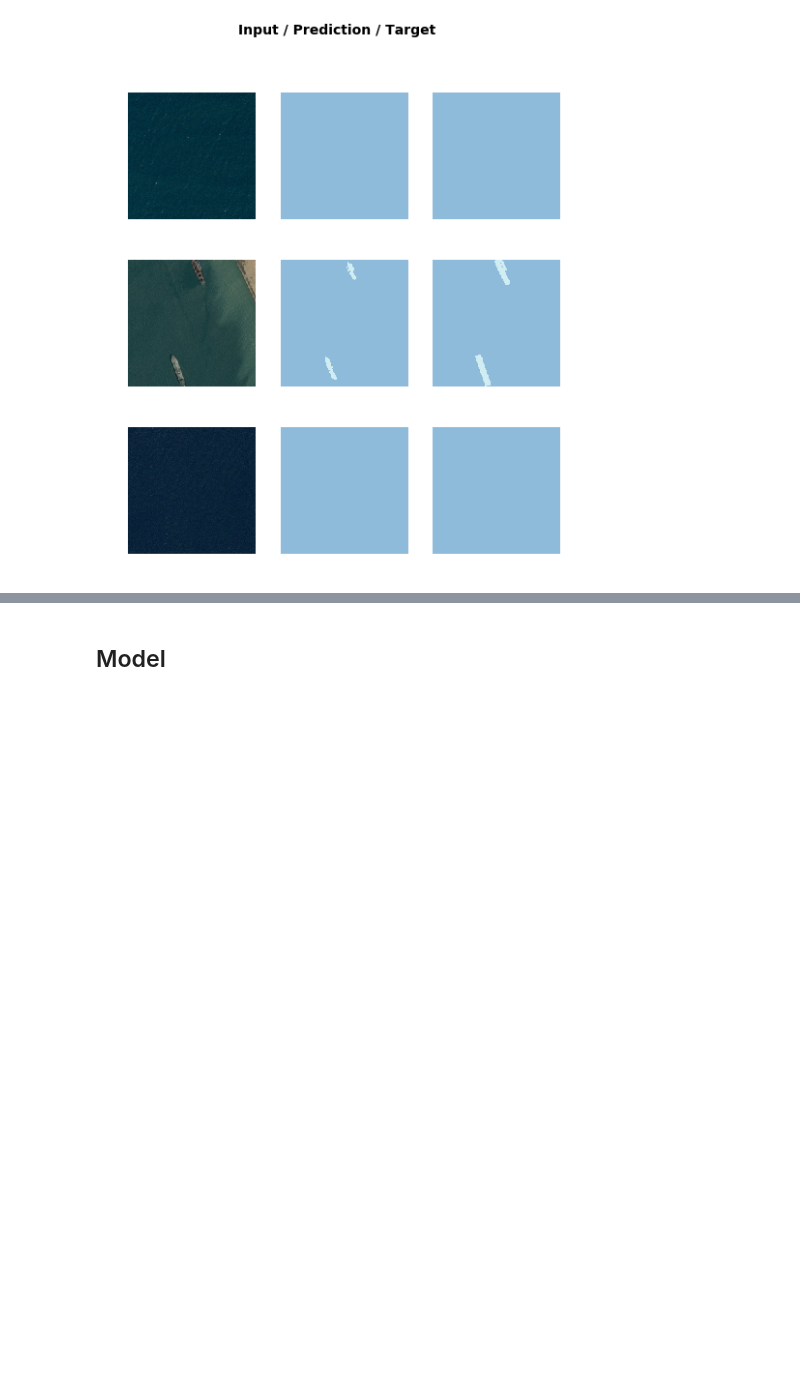
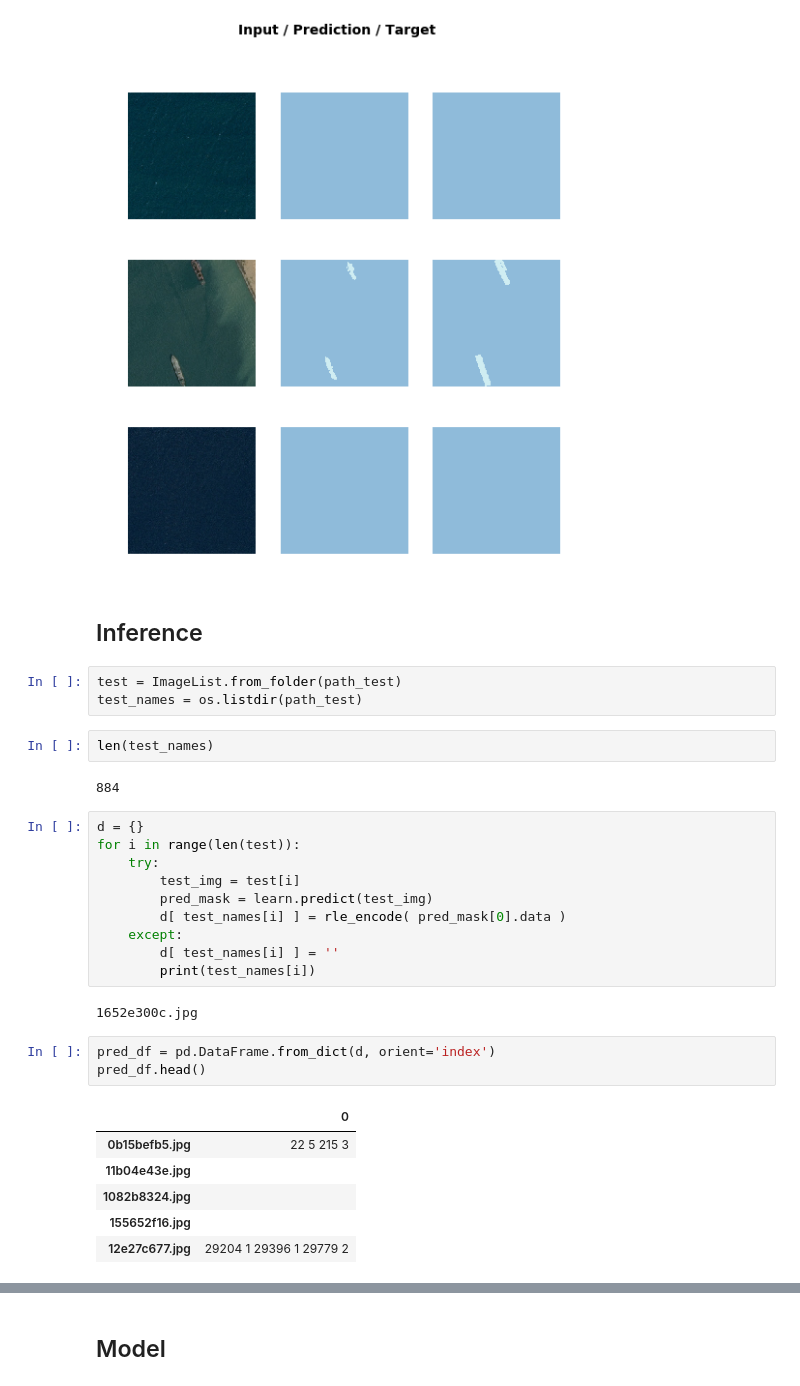
Before and after one commit to lukemckinstry/fastai-projects, a Jupyter notebook: ships_tanz_inference.ipynb, the cells around one changed output, grey strips where cells are left out. Saved outputs shown, nothing was run; the diff lists cells and outputs as text; blank space fills up the shorter version.

```diff
--- a/ships_tanz_inference.ipynb
+++ b/ships_tanz_inference.ipynb
@@ -414,3 +421,34 @@ learn.load('stage-2');
 learn.show_results(rows=3, figsize=(8,9))
 # %% [output]
 [figure]
+# %% [markdown]
+## Inference
+# %%
+test = ImageList.from_folder(path_test)
+test_names = os.listdir(path_test)
+# %%
+len(test_names)
+# %% [output]
+884
+# %%
+d = {}
+for i in range(len(test)):
+    try:
+        test_img = test[i]
+        pred_mask = learn.predict(test_img)
+        d[ test_names[i] ] = rle_encode( pred_mask[0].data )
+    except:
+        d[ test_names[i] ] = ''
+        print(test_names[i])
+# %% [output]
+1652e300c.jpg
+# %%
+pred_df = pd.DataFrame.from_dict(d, orient='index')
+pred_df.head()
+# %% [output]
+|  | 0 |
+| 0b15befb5.jpg | 22 5 215 3 |
+| 11b04e43e.jpg |  |
+| 1082b8324.jpg |  |
+| 155652f16.jpg |  |
+| 12e27c677.jpg | 29204 1 29396 1 29779 2 |
```
Also changed, not shown: parts of 18 cells of this notebook.
